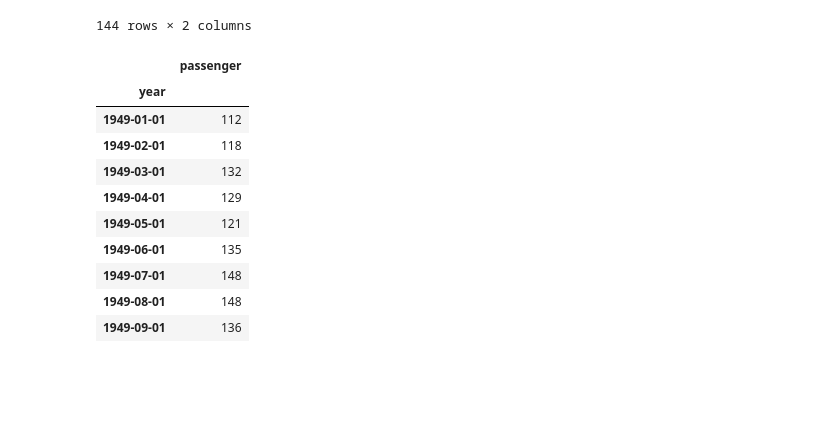
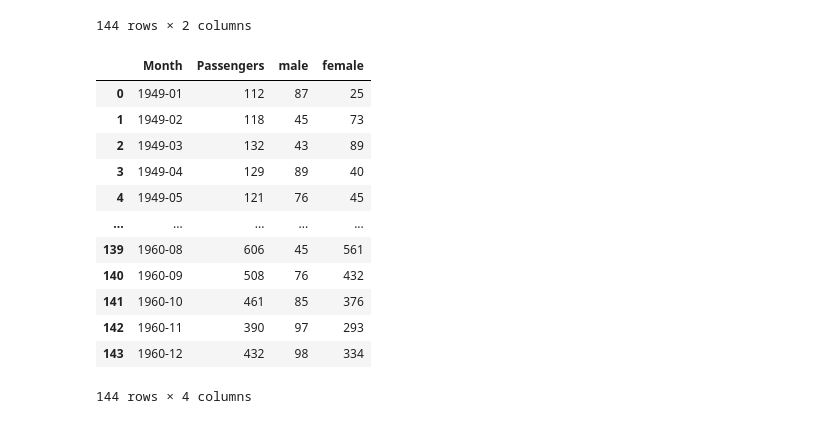
Before and after one commit to tahseen2003/python, a Jupyter notebook: practice.ipynb, the cells around one changed output. Saved outputs shown, nothing was run; the diff lists cells and outputs as text; code cells hidden in the pictures; blank space fills up the shorter version.

```diff
--- a/practice.ipynb
+++ b/practice.ipynb
@@ -707,18 +707,38 @@ air
 | 142 | 1960-11-01 | 390 |
 | 143 | 1960-12-01 | 432 |
 144 rows × 2 columns
-# %%
-#set_index and reset_index
-air.head(9)
-# %% [output]
-|  | passenger |
-| year |  |
-| 1949-01-01 | 112 |
-| 1949-02-01 | 118 |
-| 1949-03-01 | 132 |
-| 1949-04-01 | 129 |
-| 1949-05-01 | 121 |
-| 1949-06-01 | 135 |
-| 1949-07-01 | 148 |
-| 1949-08-01 | 148 |
-| 1949-09-01 | 136 |
+# %%
+import pandas as pd
+air=pd.read_csv("AirP.csv")
+air.head(20)
+
+x=air["Passengers"].mean()
+air2=air.fillna({"Passengers":x},inplace=True)
+
+air.drop(["ticket price"], axis=1, inplace=True)
+air
+air.loc[[75,87,101,106,112,114,136],["male"]]=[88,89,90,86,145,178,200]
+air
+x2=air["male"].mean()
+air.fillna({"male":x2},inplace=True)
+air
+air["female"]=air["Passengers"]-air["male"]
+air["Passengers"]=air["Passengers"].astype(int)
+air["female"]=air["female"].astype(int)
+air["male"]=air["male"].astype(int)
+air
+air
+# %% [output]
+|  | Month | Passengers | male | female |
+| 0 | 1949-01 | 112 | 87 | 25 |
+| 1 | 1949-02 | 118 | 45 | 73 |
+| 2 | 1949-03 | 132 | 43 | 89 |
+| 3 | 1949-04 | 129 | 89 | 40 |
+| 4 | 1949-05 | 121 | 76 | 45 |
+| ... | ... | ... | ... | ... |
+| 139 | 1960-08 | 606 | 45 | 561 |
+| 140 | 1960-09 | 508 | 76 | 432 |
+| 141 | 1960-10 | 461 | 85 | 376 |
+| 142 | 1960-11 | 390 | 97 | 293 |
+| 143 | 1960-12 | 432 | 98 | 334 |
+144 rows × 4 columns
```
Also changed, not shown: parts of 1 cell of this notebook, 4 other files.
